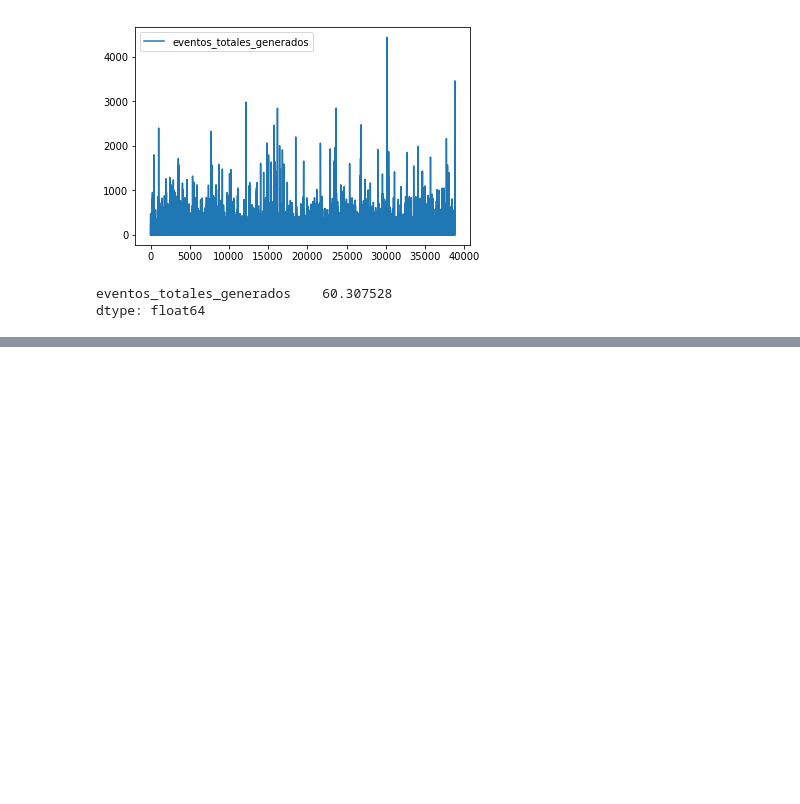
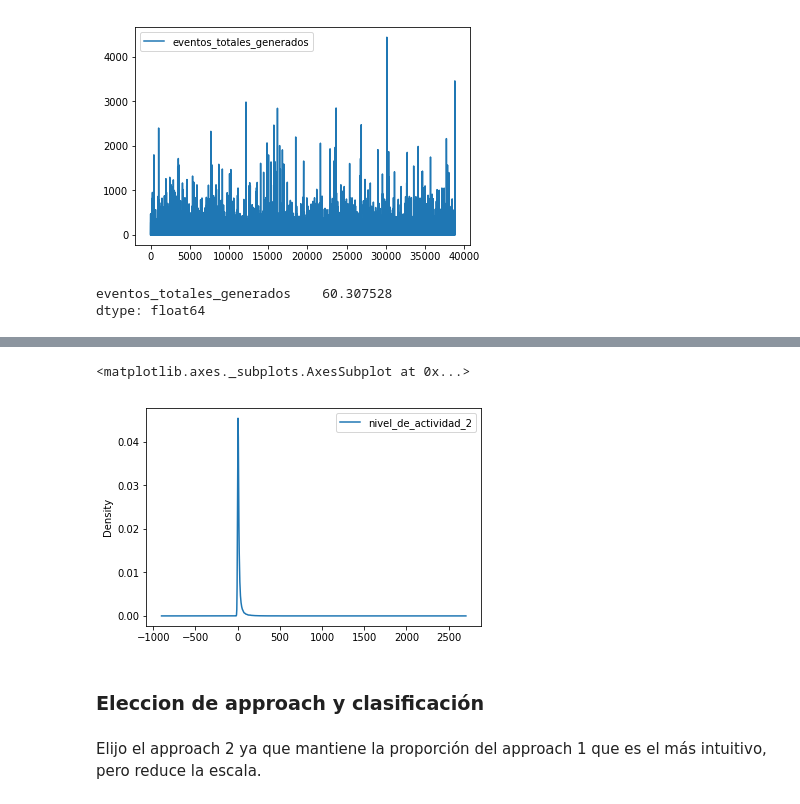
Before and after one commit to gabyrobles93/7506-TP2-MachineLearning, a Jupyter notebook: notebooks/gaby_feature_eng.ipynb, the cells around one changed output, grey strips where cells are left out. Drawn from its saved outputs; the diff is of its cells as text; code cells hidden in the pictures; blank space fills up the shorter version.

```diff
--- a/notebooks/gaby_feature_eng.ipynb
+++ b/notebooks/gaby_feature_eng.ipynb
@@ -300,0 +387,9 @@ eventos_por_persona.to_csv('eventos_totales_por_persona.csv', index=False)
+# %%
+actividad[['person','nivel_de_actividad_2']].plot.density()
+# %% [output]
+<matplotlib.axes._subplots.AxesSubplot at 0x...>
+[figure, added]
+# %% [markdown]
+### Eleccion de approach y clasificación
+# %% [markdown]
+Elijo el approach 2 ya que mantiene la proporción del approach 1 que es el más intuitivo, pero reduce la escala.
```
Also changed, not shown: parts of 38 cells of this notebook, 2 other files.
